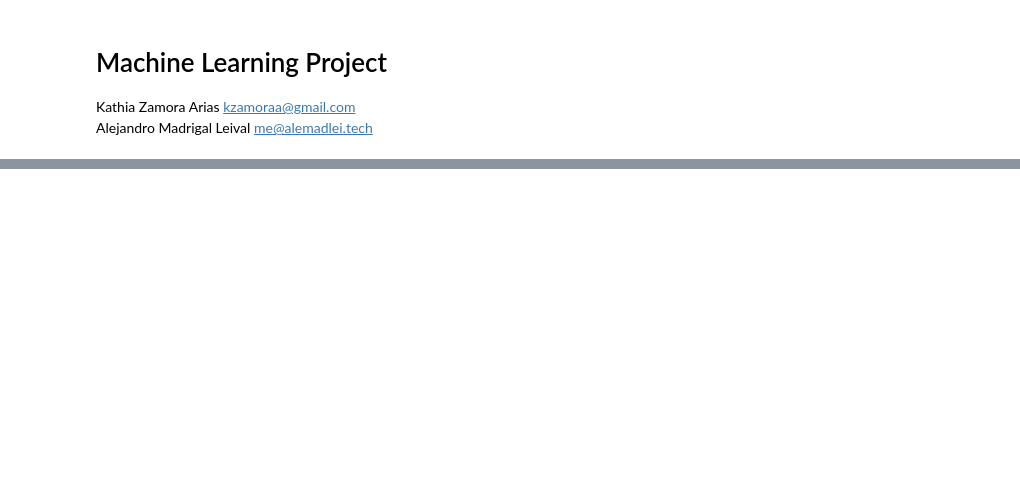
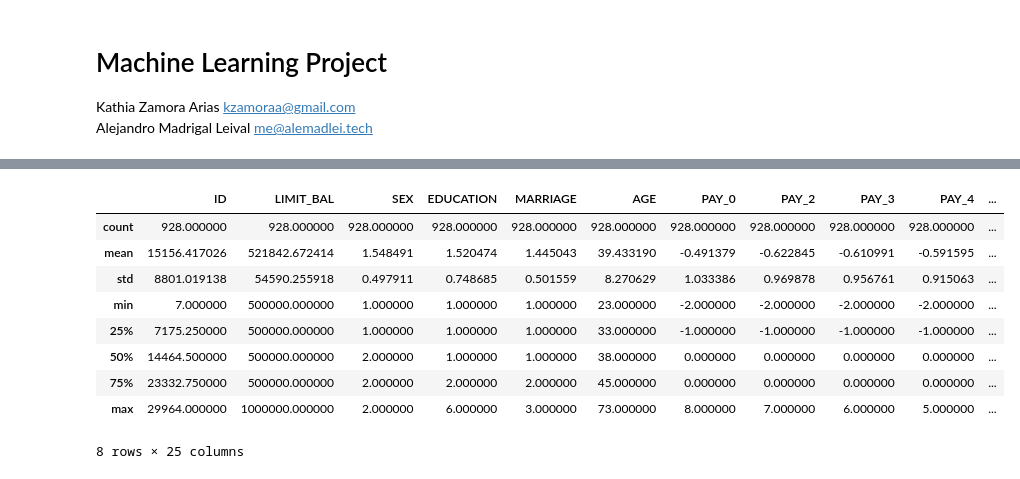
Before and after one commit to AleMadLei/machine-learning-project, a Jupyter notebook: Machine Learning Project.ipynb, the cells around one changed output, grey strips where cells are left out. Saved outputs shown, nothing was run; the diff lists cells and outputs as text; code cells hidden in the pictures; blank space fills up the shorter version.

```diff
--- a/Machine Learning Project.ipynb
+++ b/Machine Learning Project.ipynb
@@ -65,0 +103,14 @@ data.describe()
+# %%
+overLimitValue = data.loc[data['LIMIT_BAL'] >= limitValue];
+overLimitValue.describe()
+# %% [output]
+|  | ID | LIMIT_BAL | SEX | EDUCATION | MARRIAGE | AGE | PAY_0 | PAY_2 | PAY_3 | PAY_4 | ... |
+| count | 928.000000 | 928.000000 | 928.000000 | 928.000000 | 928.000000 | 928.000000 | 928.000000 | 928.000000 | 928.000000 | 928.000000 | ... |
+| mean | 15156.417026 | 521842.672414 | 1.548491 | 1.520474 | 1.445043 | 39.433190 | -0.491379 | -0.622845 | -0.610991 | -0.591595 | ... |
+| std | 8801.019138 | 54590.255918 | 0.497911 | 0.748685 | 0.501559 | 8.270629 | 1.033386 | 0.969878 | 0.956761 | 0.915063 | ... |
+| min | 7.000000 | 500000.000000 | 1.000000 | 1.000000 | 1.000000 | 23.000000 | -2.000000 | -2.000000 | -2.000000 | -2.000000 | ... |
+| 25% | 7175.250000 | 500000.000000 | 1.000000 | 1.000000 | 1.000000 | 33.000000 | -1.000000 | -1.000000 | -1.000000 | -1.000000 | ... |
+| 50% | 14464.500000 | 500000.000000 | 2.000000 | 1.000000 | 1.000000 | 38.000000 | 0.000000 | 0.000000 | 0.000000 | 0.000000 | ... |
+| 75% | 23332.750000 | 500000.000000 | 2.000000 | 2.000000 | 2.000000 | 45.000000 | 0.000000 | 0.000000 | 0.000000 | 0.000000 | ... |
+| max | 29964.000000 | 1000000.000000 | 2.000000 | 6.000000 | 3.000000 | 73.000000 | 8.000000 | 7.000000 | 6.000000 | 5.000000 | ... |
+8 rows × 25 columns
```
Also changed, not shown: parts of 9 cells of this notebook.
